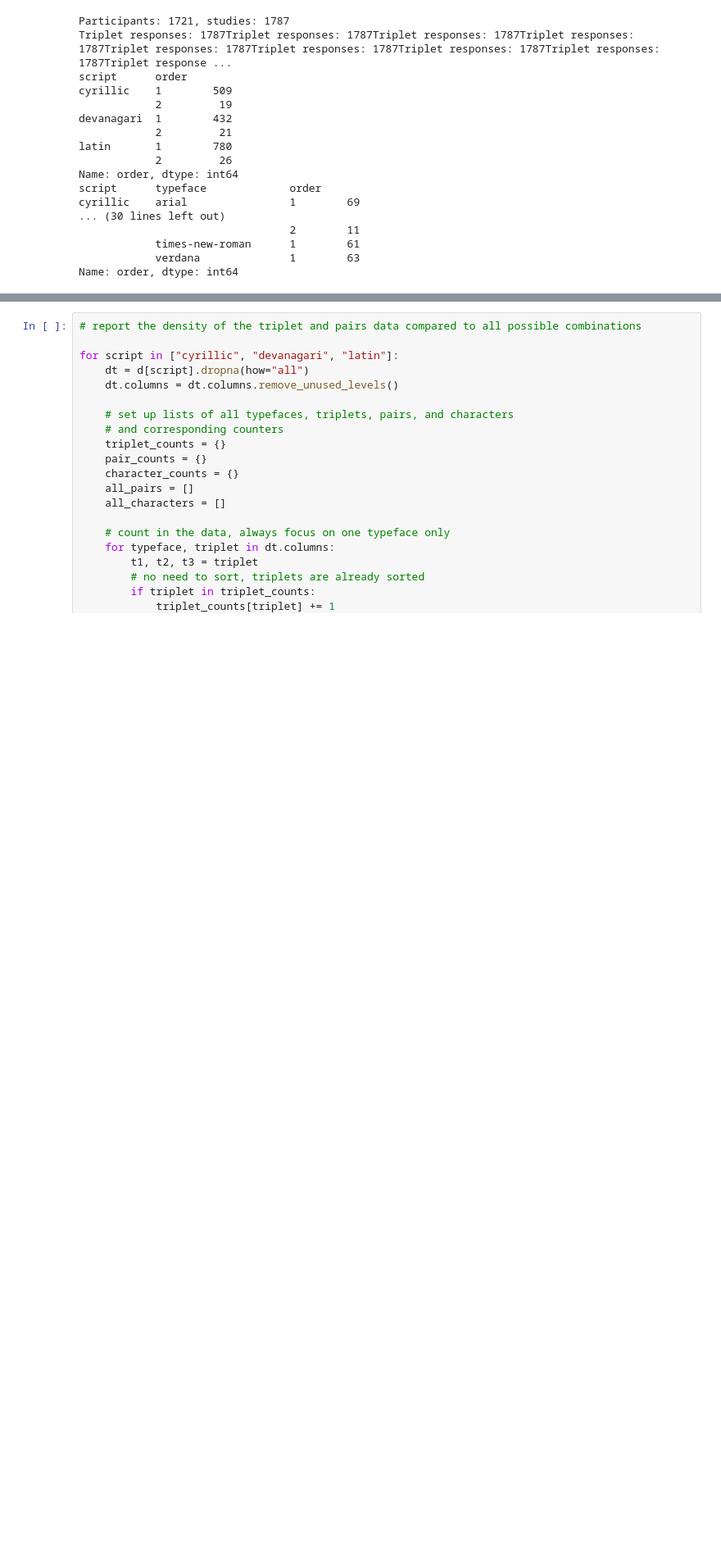
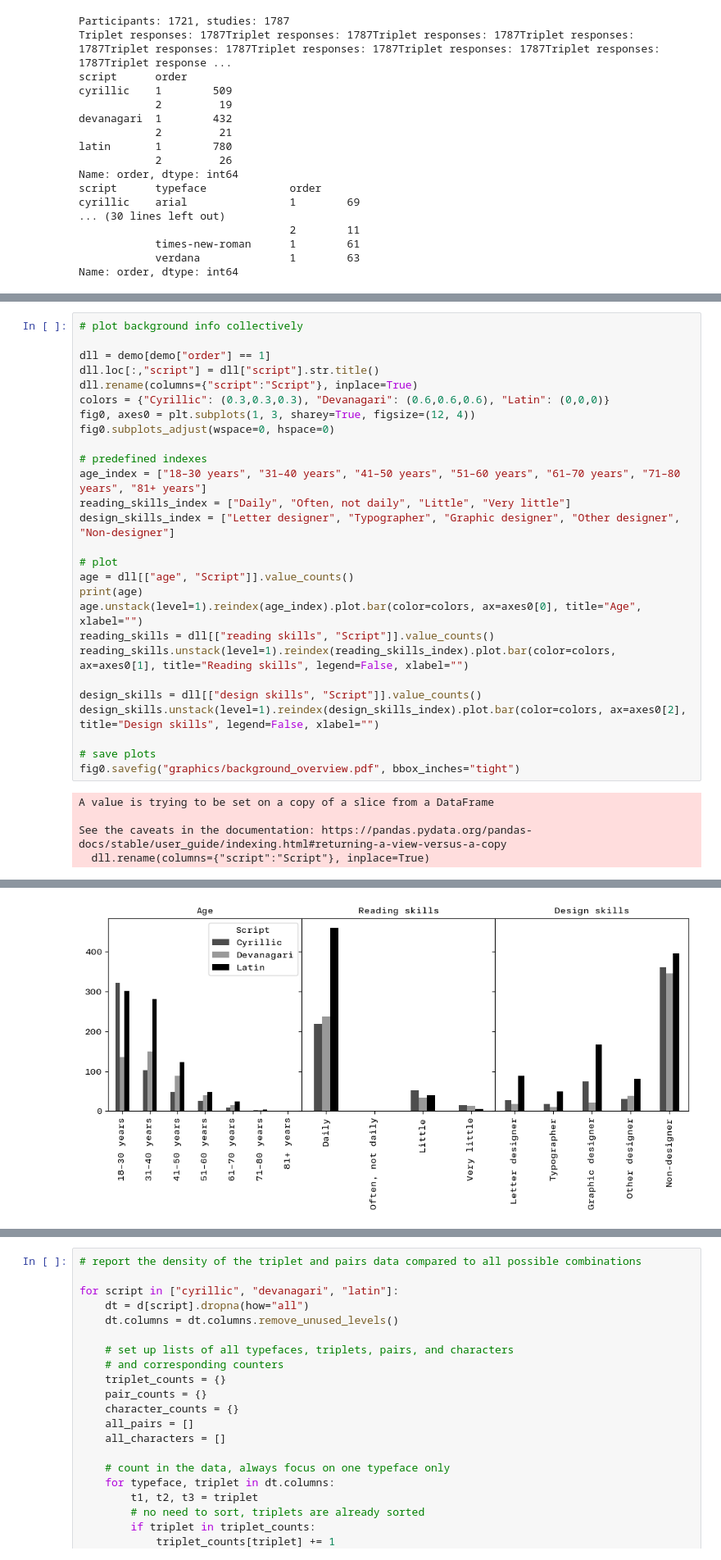
Before and after one commit to MrBrezina/context-sensitive-visual-similarity, a Jupyter notebook: data/statistical-analysis.ipynb, the cells around one changed output, grey strips where cells are left out. Shown at 82% size. Cells and saved outputs as stored; diff of their text form; blank space fills up the shorter version.

Commit message:
Added overview plots for the demographic data

```diff
--- a/data/statistical-analysis.ipynb
+++ b/data/statistical-analysis.ipynb
@@ -187,3 +189,35 @@ DEVANAGARI
 latin       False                 2
             True                778
 Name: order, dtype: int64
+# %%
+# plot background info collectively
+
+dll = demo[demo["order"] == 1]
+dll.loc[:,"script"] = dll["script"].str.title()
+dll.rename(columns={"script":"Script"}, inplace=True)
+colors = {"Cyrillic": (0.3,0.3,0.3), "Devanagari": (0.6,0.6,0.6), "Latin": (0,0,0)}
+fig0, axes0 = plt.subplots(1, 3, sharey=True, figsize=(12, 4))
+fig0.subplots_adjust(wspace=0, hspace=0)
+
+# predefined indexes
+age_index = ["18–30 years", "31–40 years", "41–50 years", "51–60 years", "61–70 years", "71–80 years", "81+ years"]
+reading_skills_index = ["Daily", "Often, not daily", "Little", "Very little"]
+design_skills_index = ["Letter designer", "Typographer", "Graphic designer", "Other designer", "Non-designer"]
+
+# plot
+age = dll[["age", "Script"]].value_counts()
+print(age)
+age.unstack(level=1).reindex(age_index).plot.bar(color=colors, ax=axes0[0], title="Age", xlabel="")
+reading_skills = dll[["reading skills", "Script"]].value_counts()
+reading_skills.unstack(level=1).reindex(reading_skills_index).plot.bar(color=colors, ax=axes0[1], title="Reading skills", legend=False, xlabel="")
+
+design_skills = dll[["design skills", "Script"]].value_counts()
+design_skills.unstack(level=1).reindex(design_skills_index).plot.bar(color=colors, ax=axes0[2], title="Design skills", legend=False, xlabel="")
+
+# save plots
+fig0.savefig("graphics/background_overview.pdf", bbox_inches="tight")
+# %% [output]
+A value is trying to be set on a copy of a slice from a DataFrame
+
+See the caveats in the documentation: https://pandas.pydata.org/pandas-docs/stable/user_guide/indexing.html#returning-a-view-versus-a-copy
+  dll.rename(columns={"script":"Script"}, inplace=True)
@@ -190 +241,2 @@ Name: order, dtype: int64
+[figure, added]
 # %%
```
Also changed, not shown: parts of 6 cells of this notebook, 10 other files.
